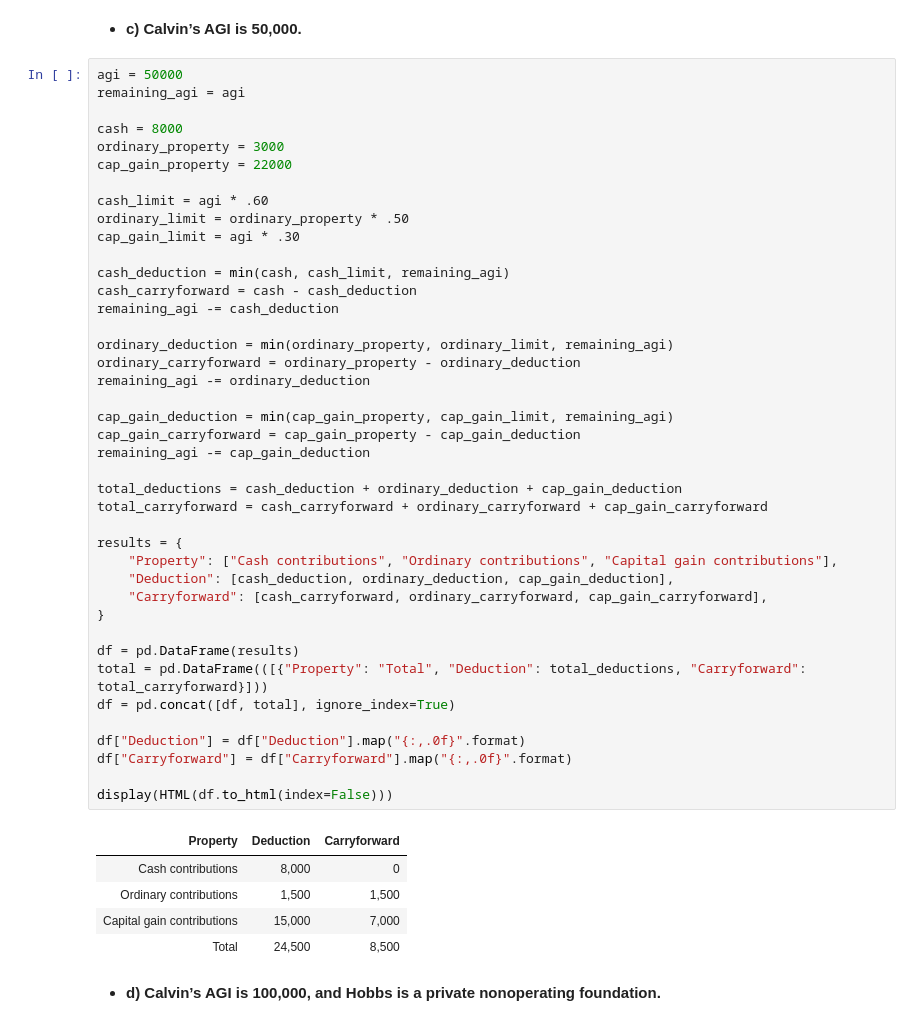
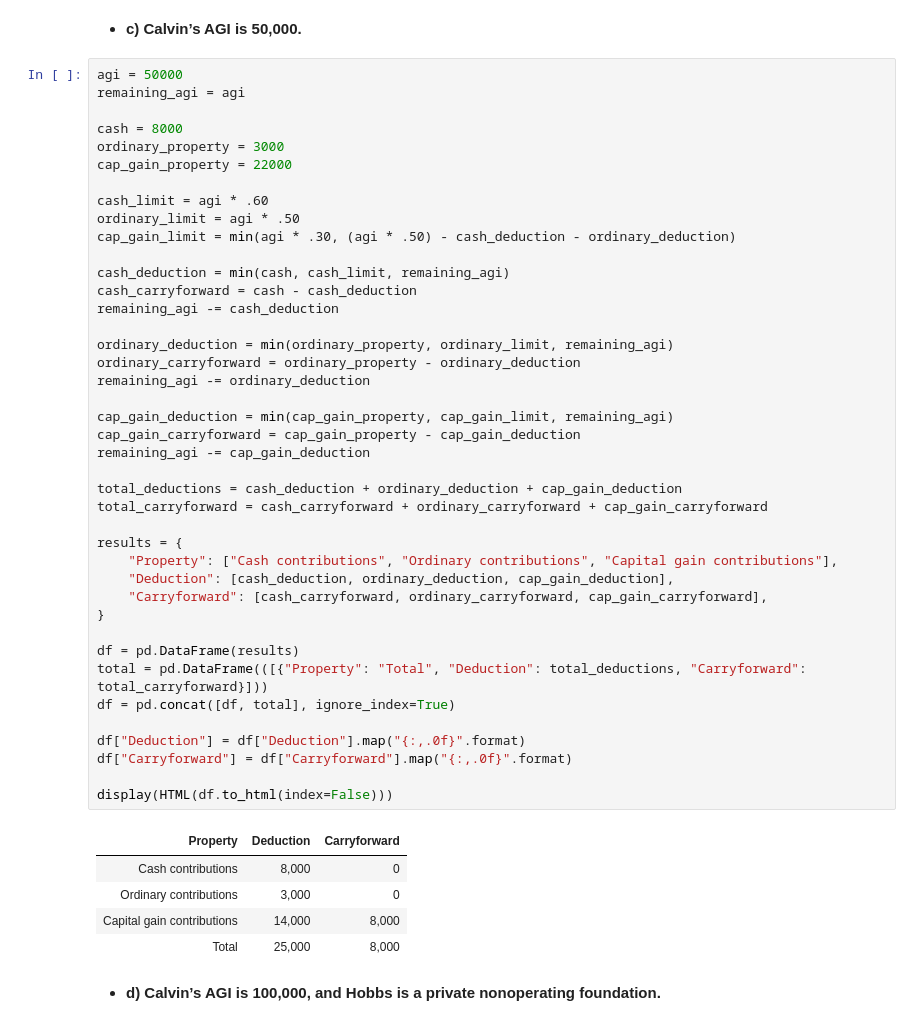
Before and after one commit to ekmartinez/Federal_Taxation, a Jupyter notebook: 05_Individual_Deductions/05_Individual_Deductions_Exercises.ipynb, the cells around one changed output. Saved outputs shown, nothing was run; the diff lists cells and outputs as text.

```diff
--- a/05_Individual_Deductions/05_Individual_Deductions_Exercises.ipynb
+++ b/05_Individual_Deductions/05_Individual_Deductions_Exercises.ipynb
@@ -842,44 +842,44 @@ ordinary_property = 3000
 cap_gain_property = 22000
 
 cash_limit = agi * .60
-ordinary_limit = ordinary_property * .50
-cap_gain_limit = agi * .30
+ordinary_limit = agi * .50
+cap_gain_limit = min(agi * .30, (agi * .50) - cash_deduction - ordinary_deduction)
 
 cash_deduction = min(cash, cash_limit, remaining_agi)
 cash_carryforward = cash - cash_deduction
 remaining_agi -= cash_deduction
 
 ordinary_deduction = min(ordinary_property, ordinary_limit, remaining_agi)
 ordinary_carryforward = ordinary_property - ordinary_deduction
 remaining_agi -= ordinary_deduction
 
 cap_gain_deduction = min(cap_gain_property, cap_gain_limit, remaining_agi)
 cap_gain_carryforward = cap_gain_property - cap_gain_deduction
 remaining_agi -= cap_gain_deduction
 
 total_deductions = cash_deduction + ordinary_deduction + cap_gain_deduction
 total_carryforward = cash_carryforward + ordinary_carryforward + cap_gain_carryforward
 
 results = {
     "Property": ["Cash contributions", "Ordinary contributions", "Capital gain contributions"],
     "Deduction": [cash_deduction, ordinary_deduction, cap_gain_deduction],
     "Carryforward": [cash_carryforward, ordinary_carryforward, cap_gain_carryforward],
 }
 
 df = pd.DataFrame(results)
 total = pd.DataFrame(([{"Property": "Total", "Deduction": total_deductions, "Carryforward": total_carryforward}]))
 df = pd.concat([df, total], ignore_index=True)
 
 df["Deduction"] = df["Deduction"].map("{:,.0f}".format)
 df["Carryforward"] = df["Carryforward"].map("{:,.0f}".format)
 
 display(HTML(df.to_html(index=False)))
 # %% [output]
 | Property | Deduction | Carryforward |
 | Cash contributions | 8,000 | 0 |
-| Ordinary contributions | 1,500 | 1,500 |
-| Capital gain contributions | 15,000 | 7,000 |
-| Total | 24,500 | 8,500 |
+| Ordinary contributions | 3,000 | 0 |
+| Capital gain contributions | 14,000 | 8,000 |
+| Total | 25,000 | 8,000 |
 # %% [markdown]
 - **d) Calvin’s AGI is 100,000, and Hobbs is a private nonoperating foundation.**
 # %%
```
Also changed, not shown: parts of 2 cells of this notebook.
